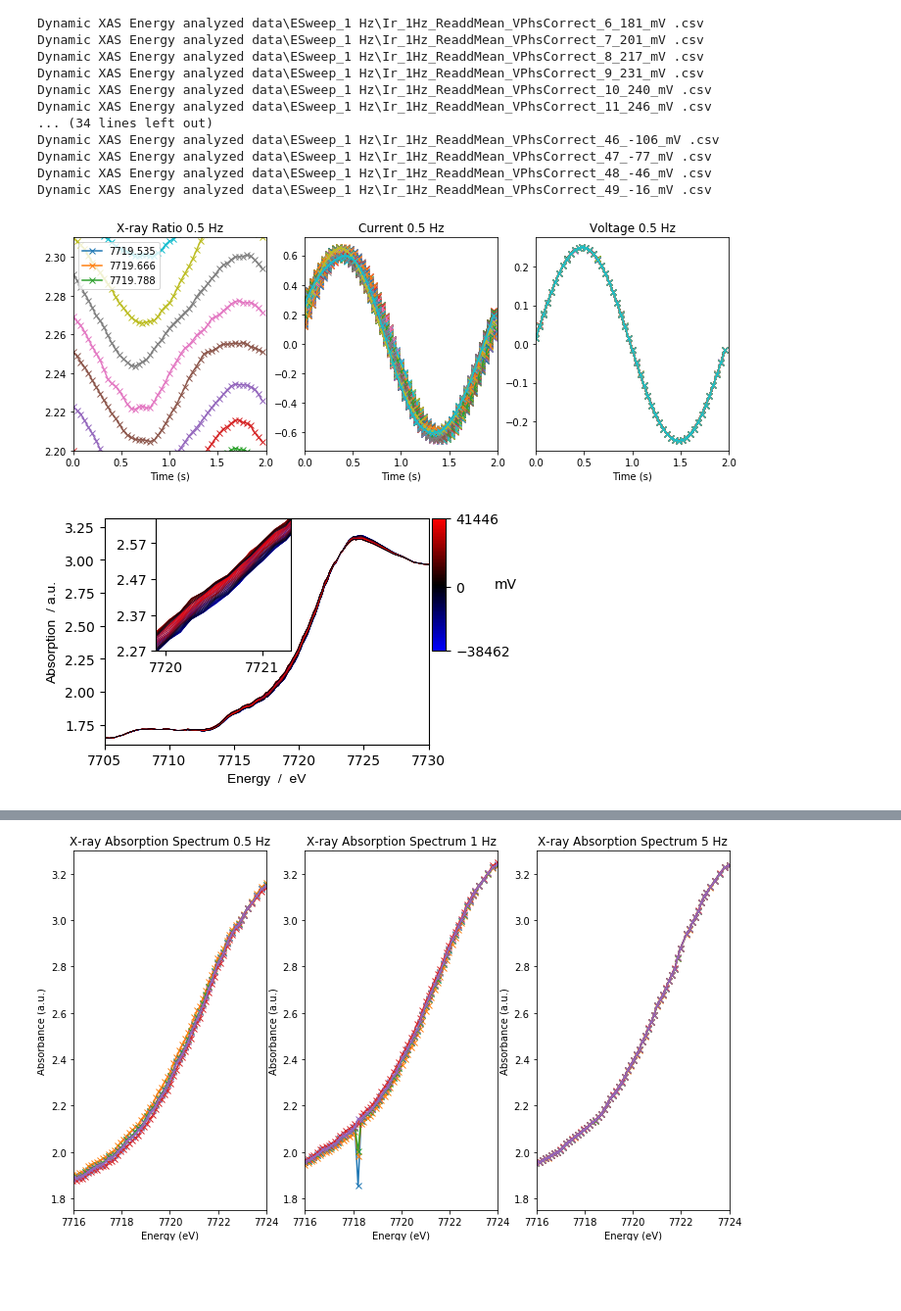
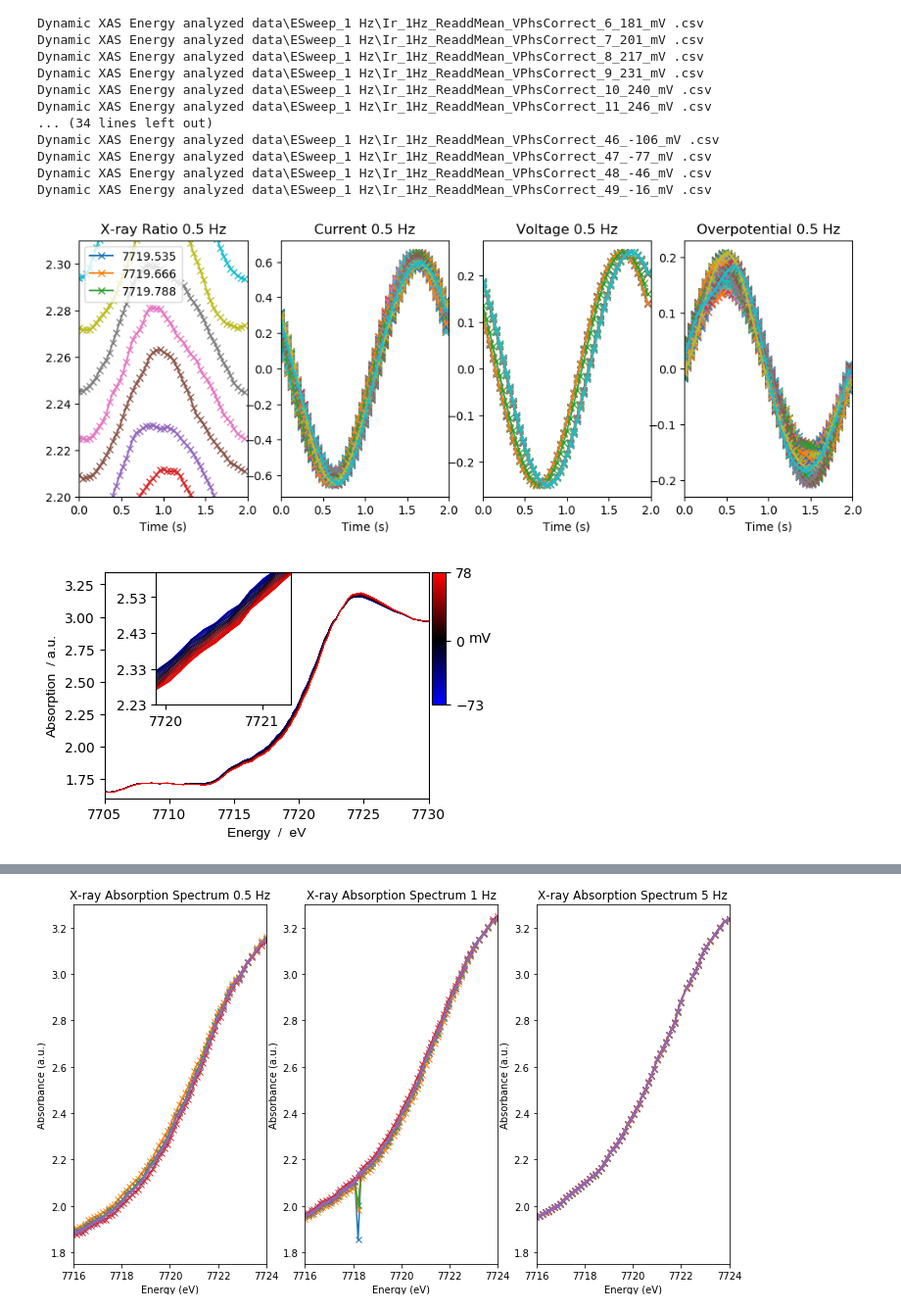
Before and after one commit to BGerwe/Xray-Project, a Jupyter notebook: dynamic XAS Energy spectra.ipynb, the cells around one changed output, grey strips where cells are left out. Shown at 98% size. Saved outputs shown, nothing was run; the diff lists cells and outputs as text; code cells hidden in the pictures; blank space fills up the shorter version.

Commit message:
More changes with overpotential calculations, may have some errors

```diff
--- a/dynamic XAS Energy spectra.ipynb
+++ b/dynamic XAS Energy spectra.ipynb
@@ -559,9 +648,9 @@ Dynamic XAS Energy analyzed data\ESweep_1 Hz\Ir_1Hz_ReaddMean_VPhsCorrect_48_-46
 Dynamic XAS Energy analyzed data\ESweep_1 Hz\Ir_1Hz_ReaddMean_VPhsCorrect_49_-16_mV .csv
 # %%
 fhead=r'C:\Users\shadd\OneDrive\Documents\Python\fr_XAS\Dynamic XAS Energy analyzed data'
-path1=fhead+r'\ESweep0_5Hz_ReaddMean_VPhsCorrect_RawXray_Dec2000_Hold.txt'
+path1=fhead+r'\ESweep0_5Hz_ReaddMean_EtaPhsCorrect_RawXray_Dec2000.txt'
 
-dum1=readolddata(path1,2000,0.5,6)
+dum1=readolddata(path1,2000,0.5,7)
 
 
 Irmeans=np.array([np.mean(dum1[:,1,:],axis=1)]).T
@@ -582,40 +671,47 @@ fig=plt.figure(figsize=(12,4))
 mpl.style.use('default')
 # sns.set_palette(default')
 
-ax1=fig.add_subplot(131)
+ax1=fig.add_subplot(141)
 ax1.plot(dum1[:,0,:].T,dum1[:,1,:].T,'-x')
 ax1.set_xlim(0,2)
 ax1.set_ylim(2.2,2.31)
 ax1.set_title('X-ray Ratio 0.5 Hz')
 ax1.set_xlabel('Time (s)')
 ax1.legend(np.round(Edum[85:88,0],3),loc='upper left')
 # ax1.set_ylabel('Absorbance (a.u.)')
 
-ax1=fig.add_subplot(132)
+ax1=fig.add_subplot(142)
 ax1.plot(dum1[:,0,:].T,dum1[:,2,:].T,'-x')
 ax1.set_xlim(0,2)
 ax1.set_title('Current 0.5 Hz')
 ax1.set_xlabel('Time (s)')
 # ax1.set_ylabel('Voltage (V)')
 
-ax1=fig.add_subplot(133)
+ax1=fig.add_subplot(143)
 ax1.plot(dum1[:,0,:].T,dum1[:,3,:].T,'-x')
 ax1.set_xlim(0,2)
 # ax1.set_ylim(-.0001,.0001)
 ax1.set_title('Voltage 0.5 Hz')
+ax1.set_xlabel('Time (s)')
+
+ax1=fig.add_subplot(144)
+ax1.plot(dum1[:,0,:].T,dum1[:,-1,:].T,'-x')
+ax1.set_xlim(0,2)
+# ax1.set_ylim(-.0001,.0001)
+ax1.set_title('Overpotential 0.5 Hz')
 ax1.set_xlabel('Time (s)')
 # ax1.legend(dum1[:,3,0],loc='upper left')
 # ax1.set_ylabel('Voltage (V)')
 
 plt.show()
 # plt.savefig('0_5 Hz Time Domain Plots Voltage Phs.png')
 
 plt0=plotXANES(Edum,np.real(dum1),startE=7705,stopE=7730,startInE=7720,stopInE=7721.5,
                start=0,stop=0,in_adjs=[0,-.6,1,.05,-.18,.1,-.1,0],size=(4.5,3),UseEta=True,marker='')
 # plt0.savefig('0_5 Hz X-ray Spectra Voltage Phs.png',bbox_inches='tight',dpi=500)
 # plt.savefig('0_5 Hz X-ray Spectra Voltage Phs.png',format='png')
 # %% [output]
-[figure, old version]
+[figure, new version]
-[figure, old version]
+[figure, new version]
 # %%
 fhead=r'C:\Users\shadd\OneDrive\Documents\Python\fr_XAS\Dynamic XAS Energy analyzed data'
```
Also changed, not shown: parts of 16 cells of this notebook.
